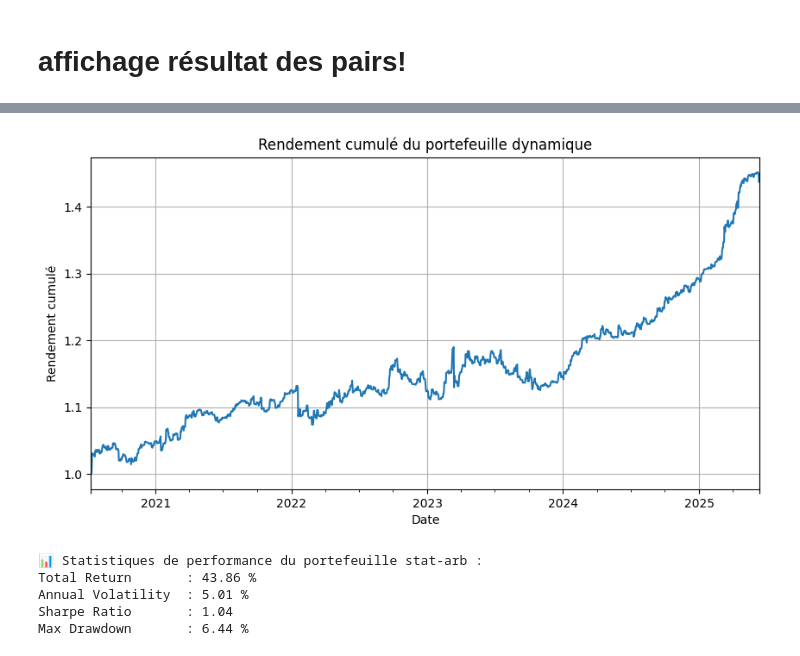
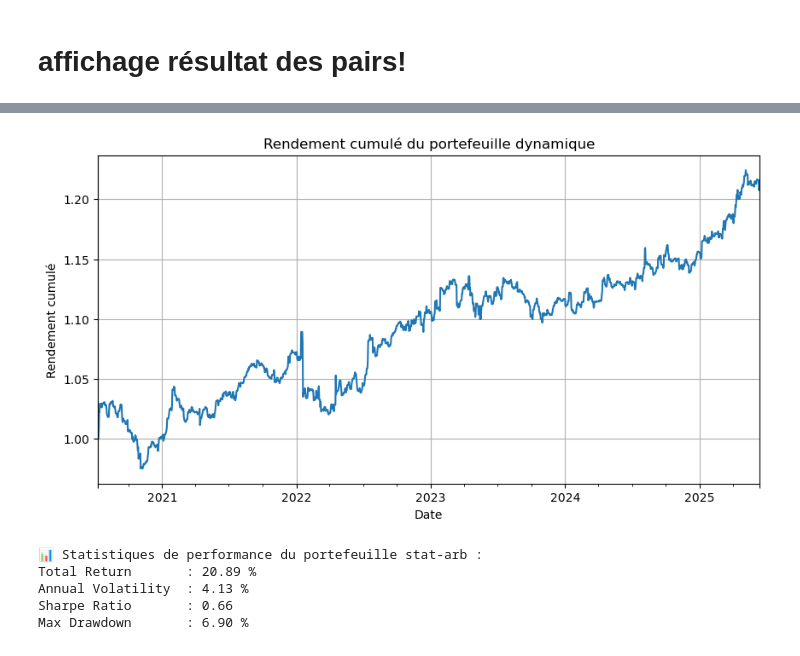
Before and after one commit to aubejay22/stat_arb, a Jupyter notebook: main.ipynb, the cells around one changed output, grey strips where cells are left out. Drawn from its saved outputs; the diff is of its cells as text; code cells hidden in the pictures.

```diff
--- a/main.ipynb
+++ b/main.ipynb
@@ -152,7 +142,7 @@ params_config = dict(
     trading_day=1,
     trade_condition=0.99,
     statistical_model=CopuleGarch,
-    profit_target=0.0015,
+    profit_target=0,
     edge_buffer=6
     )
 
@@ -161,9 +151,9 @@ params_config = dict(
 backtest = PortfolioBacktest(
     stocks=symbols,
     df=df_wide,
-    fees=0.0005,
+    fees=0,
     params=params_config,
-    nom_fichier_result='resultat_wfees'
+    nom_fichier_result='resultat'
 )
 
 
@@ -368,13 +414,13 @@ class DynamicPairPortfolio:
 # %%
 # Charger tes résultats de paires
 df_equity = pd.read_pickle("resultat.pkl")
 
 # Créer et lancer le backtest
-portfolio = DynamicPairPortfolio(df_equity, window=30, top_n=3, sharpe_min=0, rebalance_freq=1)
+portfolio = DynamicPairPortfolio(df_equity, window=30, top_n=5, sharpe_min=0, rebalance_freq=1, MeanVarianceOpt=True)
 # %% [output]
-[figure, old version]
+[figure, new version]
 📊 Statistiques de performance du portefeuille stat-arb :
-Total Return       : 43.86 %
-Annual Volatility  : 5.01 %
-Sharpe Ratio       : 1.04
-Max Drawdown       : 6.44 %
+Total Return       : 20.89 %
+Annual Volatility  : 4.13 %
+Sharpe Ratio       : 0.66
+Max Drawdown       : 6.90 %
```
Also changed, not shown: parts of 8 cells of this notebook, 7 other files.
